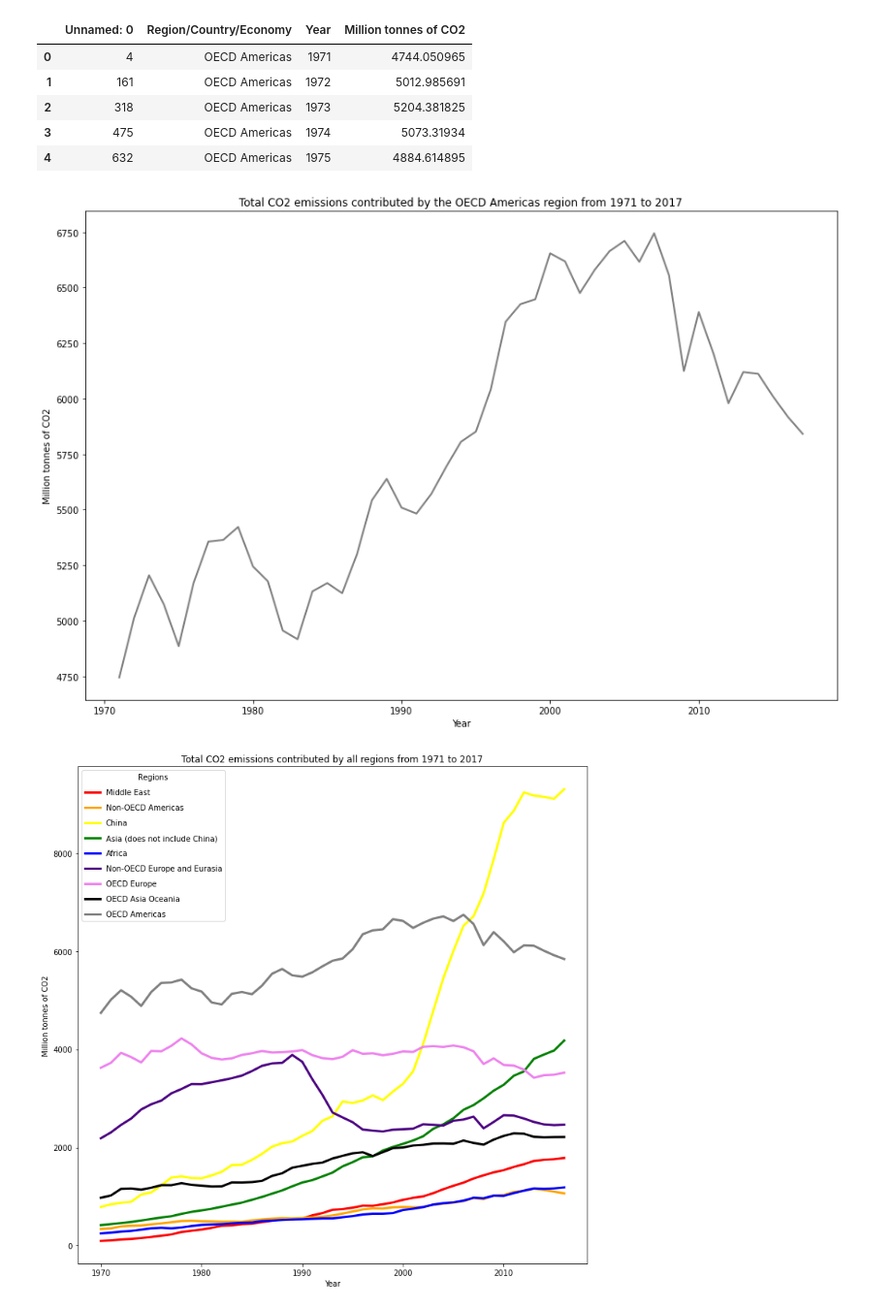
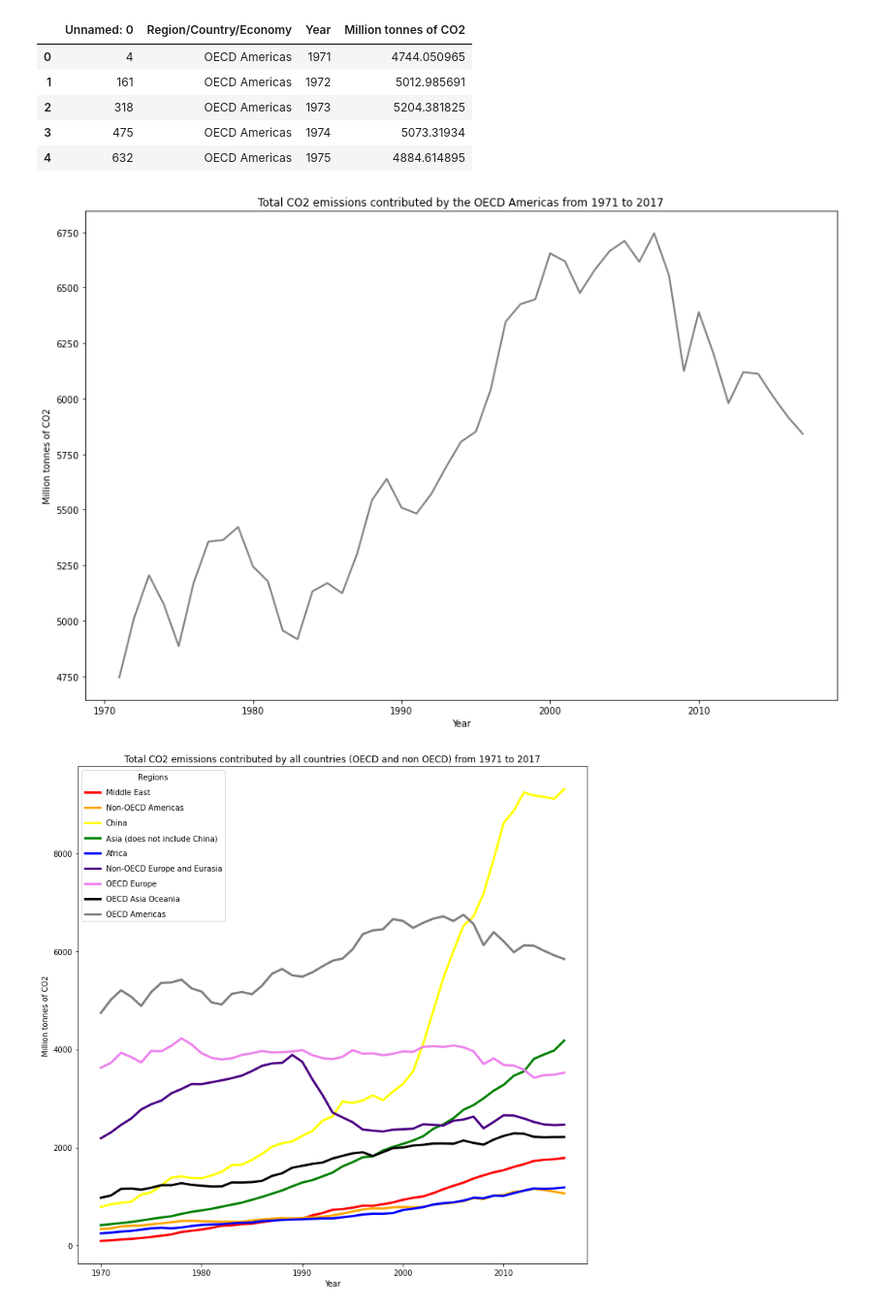
Before and after one commit to coreymcculley/Investigation-into-Carbon-Emmisions-and-Renenwable-Energy, a Jupyter notebook: rice bootcamp renewable resources project/co2_emissions_by_regions.ipynb, the cells around one changed output. Shown at 97% size. Saved outputs shown, nothing was run; the diff lists cells and outputs as text; code cells hidden in the pictures.

```diff
--- a/rice bootcamp renewable resources project/co2_emissions_by_regions.ipynb
+++ b/rice bootcamp renewable resources project/co2_emissions_by_regions.ipynb
@@ -256,7 +256,7 @@ plt.figure(figsize=(15,10))
 
 plt.plot(x_axis,americas_mtco2e,linewidth=2,marker="",color="grey")
 
-plt.title("Total CO2 emissions contributed by the OECD Americas region from 1971 to 2017")
+plt.title("Total CO2 emissions contributed by the OECD Americas from 1971 to 2017")
 plt.xlabel("Year")
 plt.ylabel("Million tonnes of CO2")
 
@@ -264,27 +264,27 @@ output_path = os.path.join("Charts", "americasregionstotalco2emissions.png")
 plt.savefig(output_path)
 plt.show()
 # %% [output]
-[figure, old version]
+[figure, new version]
 # %%
 years = range(1970, 2017)
 
 plt.figure(figsize=(12,12))
 plt.plot(years, middle_east_mtco2e,  marker='', color='red', linewidth=3,label="Middle East")
 plt.plot(years, non_oecd_americas_mtco2e, marker='', color='orange', linewidth=3,label="Non-OECD Americas")
 plt.plot(years, china_only_mtco2e, marker='', color='yellow', linewidth=3,label="China")
 plt.plot(years, not_china_mtco2e, marker='', color='green', linewidth=3,label="Asia (does not include China)")
 plt.plot(years, africa_mtco2e, marker='', color='blue', linewidth=3,label="Africa")
 plt.plot(years, non_europe_eurasia_mtco2e, marker='', color='indigo', linewidth=3,label="Non-OECD Europe and Eurasia")
 plt.plot(years, europe_mtco2e, marker='', color='violet', linewidth=3,label="OECD Europe")
 plt.plot(years, oceania_mtco2e, marker='', color='black', linewidth=3,label="OECD Asia Oceania")
 plt.plot(years, americas_mtco2e, marker='', color='grey', linewidth=3,label="OECD Americas")
 plt.legend(frameon=True, labelspacing=1, title='Regions')
-plt.title("Total CO2 emissions contributed by all regions from 1971 to 2017")
+plt.title("Total CO2 emissions contributed by all countries (OECD and non OECD) from 1971 to 2017")
 plt.xlabel("Year")
 plt.ylabel("Million tonnes of CO2")
 
 output_path = os.path.join("Charts", "allregionstotalco2emissions.png")
 plt.savefig(output_path)
 plt.show()
 # %% [output]
-[figure, old version]
+[figure, new version]
```
Also changed, not shown: parts of 3 cells of this notebook, 6 other files.
